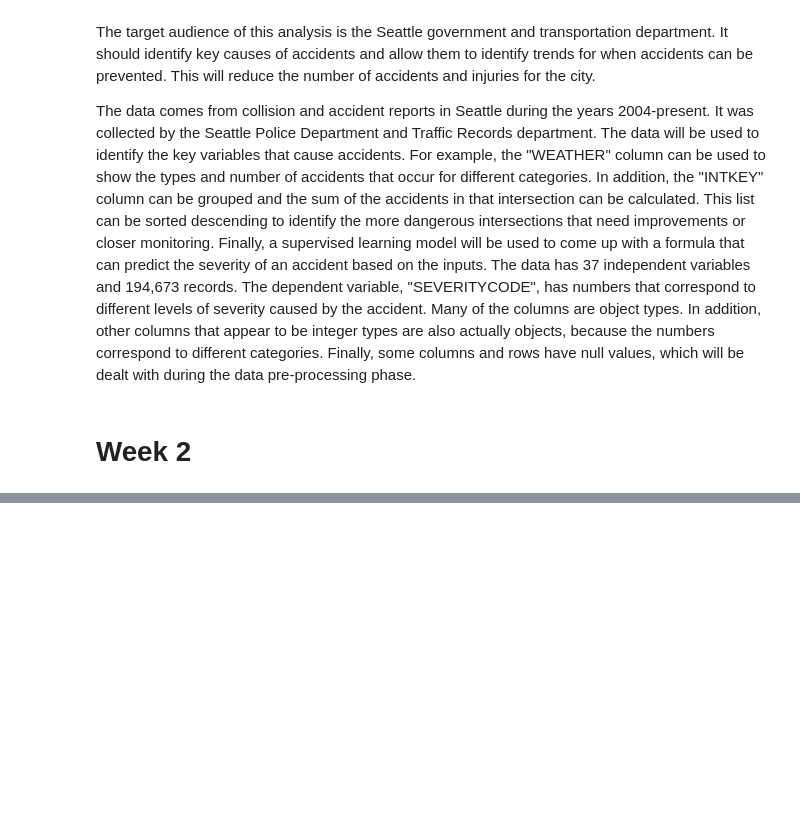
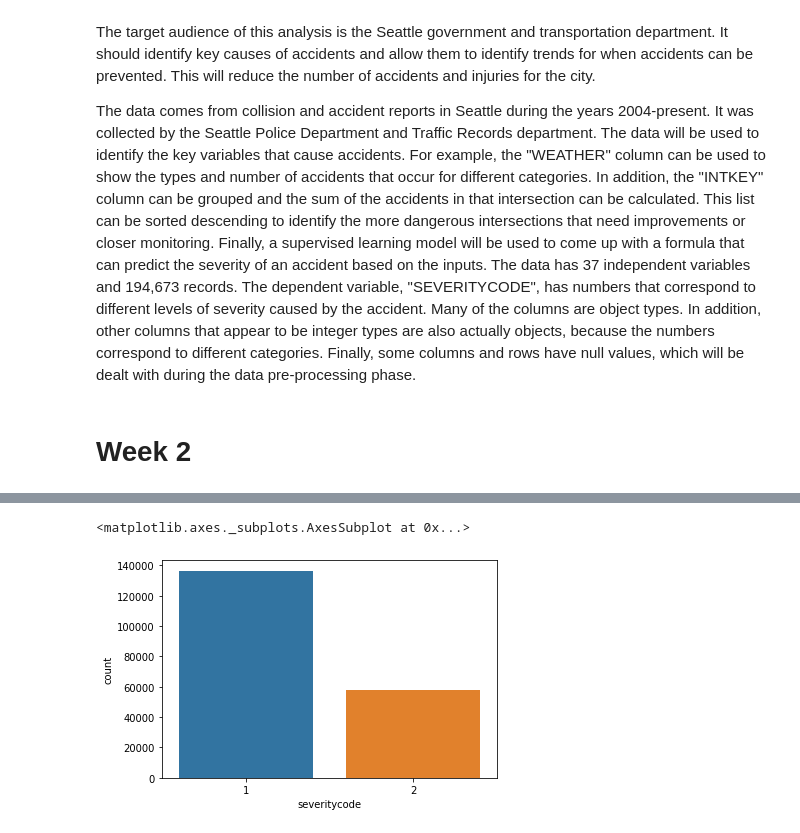
Before and after one commit to mtaheri33/Coursera_Capstone, a Jupyter notebook: CourseraCapstone.ipynb, the cells around one changed output, grey strips where cells are left out. Drawn from its saved outputs; the diff is of its cells as text; code cells hidden in the pictures; blank space fills up the shorter version.

```diff
--- a/CourseraCapstone.ipynb
+++ b/CourseraCapstone.ipynb
@@ -71,0 +63,5 @@ memory usage: 56.4+ MB
+# %%
+df.drop(['inattentionind', 'pedrownotgrnt', 'sdotcolnum', 'speeding'],axis=1,inplace=True)
+# %%
+dfwithint=df.copy()
+df.drop('intkey',axis=1,inplace=True)
@@ -91,0 +98,4 @@ dtype: object
+# %%
+df['hitparkedcar']=pd.get_dummies(df['hitparkedcar'])['Y']
+# %%
+df['underinfl'].replace({'N':int(0),'Y':int(1),'0':int(0),'1':int(1)},inplace=True)
@@ -91,0 +129,5 @@ dtype: object
+# %%
+sns.countplot(x='severitycode',data=df)
+# %% [output]
+<matplotlib.axes._subplots.AxesSubplot at 0x...>
+[figure, added]
```
Also changed, not shown: parts of 25 cells of this notebook.
